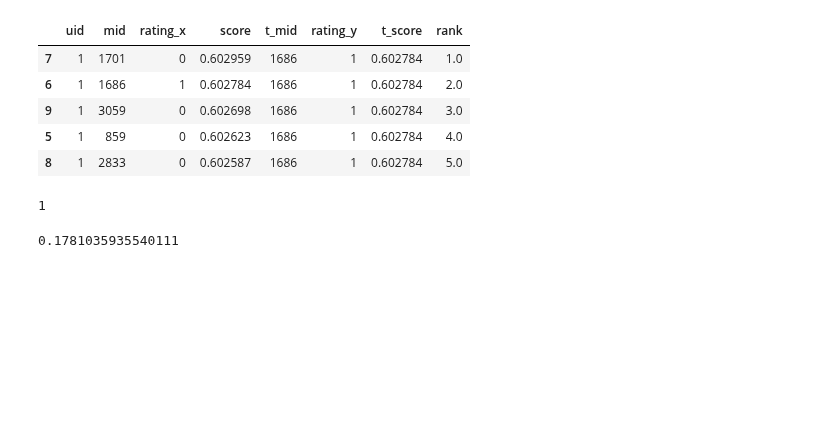
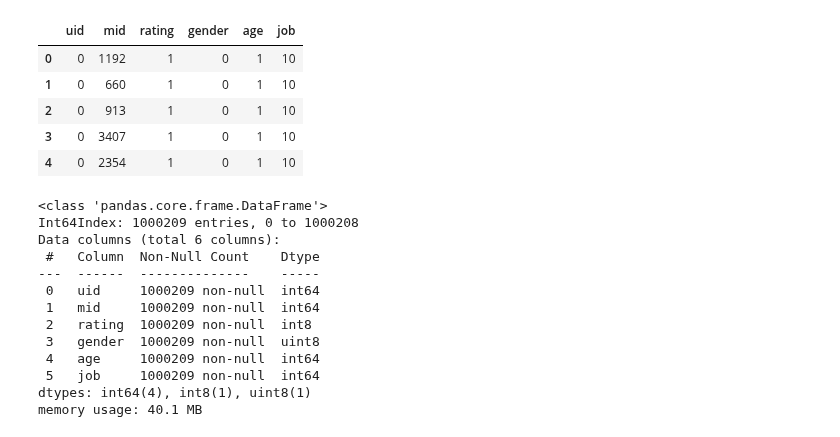
Before and after one commit to fcancedda/NFPCF, a Jupyter notebook: model.ipynb, the cells around one changed output. Saved outputs shown, nothing was run; the diff lists cells and outputs as text; code cells hidden in the pictures; blank space fills up the shorter version.

```diff
--- a/model.ipynb
+++ b/model.ipynb
@@ -88,0 +47,12 @@ import pandas as pd
+# %%
+import pandas as pd
+
+df = pd.read_csv('MovieLens/users.dat',
+                 sep='::',
+                 header=None,
+                 names=['uid', 'gender', 'age', 'job', 'zip'],
+                 engine='python')
+df.drop(columns=['uid'], inplace=True)
+df.index.rename('uid', inplace=True)
+df.gender = pd.get_dummies(df.gender, drop_first=True)  # 0:F, 1:M
+df.head()
@@ -150,6 +163,2 @@ See the caveats in the documentation: https://pandas.pydata.org/pandas-docs/stab
 # %%
-complete = pd.merge(test, test_pos, on=['uid'], how='left')
+complete = pd.merge(data.df, df, how='inner', on='uid')
-# %%
-complete['rank'] = complete.groupby('uid')['score'].rank(method='first', ascending=False)
-complete.sort_values(['uid', 'rank'], inplace=True)
-complete
@@ -181,9 +164,0 @@ len(test_in_top_k)
-# %%
-top_k[top_k.uid == 1]
-# %% [output]
-|  | uid | mid | rating_x | score | t_mid | rating_y | t_score | rank |
-| 7 | 1 | 1701 | 0 | 0.602959 | 1686 | 1 | 0.602784 | 1.0 |
-| 6 | 1 | 1686 | 1 | 0.602784 | 1686 | 1 | 0.602784 | 2.0 |
-| 9 | 1 | 3059 | 0 | 0.602698 | 1686 | 1 | 0.602784 | 3.0 |
-| 5 | 1 | 859 | 0 | 0.602623 | 1686 | 1 | 0.602784 | 4.0 |
-| 8 | 1 | 2833 | 0 | 0.602587 | 1686 | 1 | 0.602784 | 5.0 |
@@ -215,8 +165,27 @@ for item in ranklist:
-# %%
-hr
-# %% [output]
-1
-# %%
-ndcg
-# %% [output]
-0.1781035935540111
+# %%
+complete.drop(columns=['date', 'latest', 'zip'], inplace=True)
+# %%
+complete.head()
+# %% [output]
+|  | uid | mid | rating | gender | age | job |
+| 0 | 0 | 1192 | 1 | 0 | 1 | 10 |
+| 1 | 0 | 660 | 1 | 0 | 1 | 10 |
+| 2 | 0 | 913 | 1 | 0 | 1 | 10 |
+| 3 | 0 | 3407 | 1 | 0 | 1 | 10 |
+| 4 | 0 | 2354 | 1 | 0 | 1 | 10 |
+# %%
+complete.info()
+# %% [output]
+<class 'pandas.core.frame.DataFrame'>
+Int64Index: 1000209 entries, 0 to 1000208
+Data columns (total 6 columns):
+ #   Column  Non-Null Count    Dtype
+---  ------  --------------    -----
+ 0   uid     1000209 non-null  int64
+ 1   mid     1000209 non-null  int64
+ 2   rating  1000209 non-null  int8
+ 3   gender  1000209 non-null  uint8
+ 4   age     1000209 non-null  int64
+ 5   job     1000209 non-null  int64
+dtypes: int64(4), int8(1), uint8(1)
+memory usage: 40.1 MB
```
Also changed, not shown: parts of 42 cells of this notebook, 4 other files.
